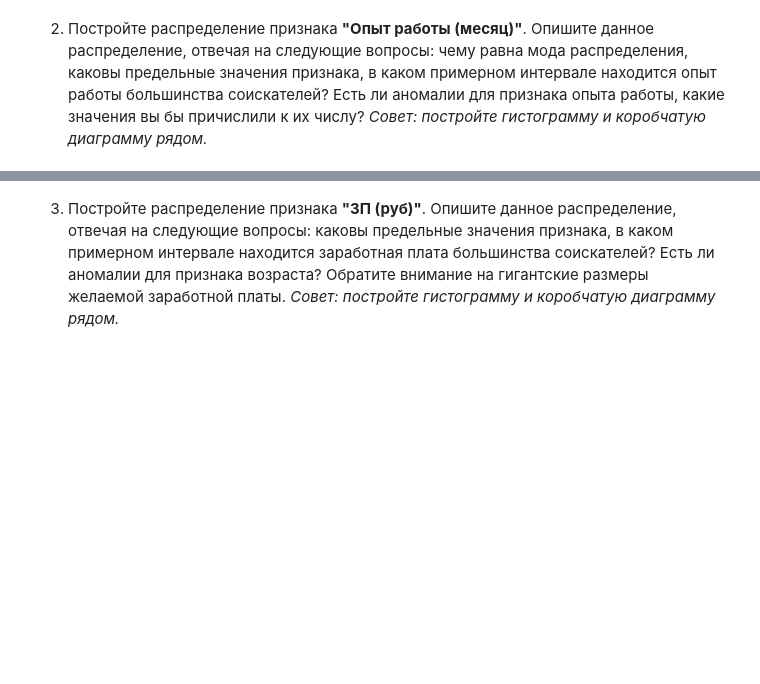
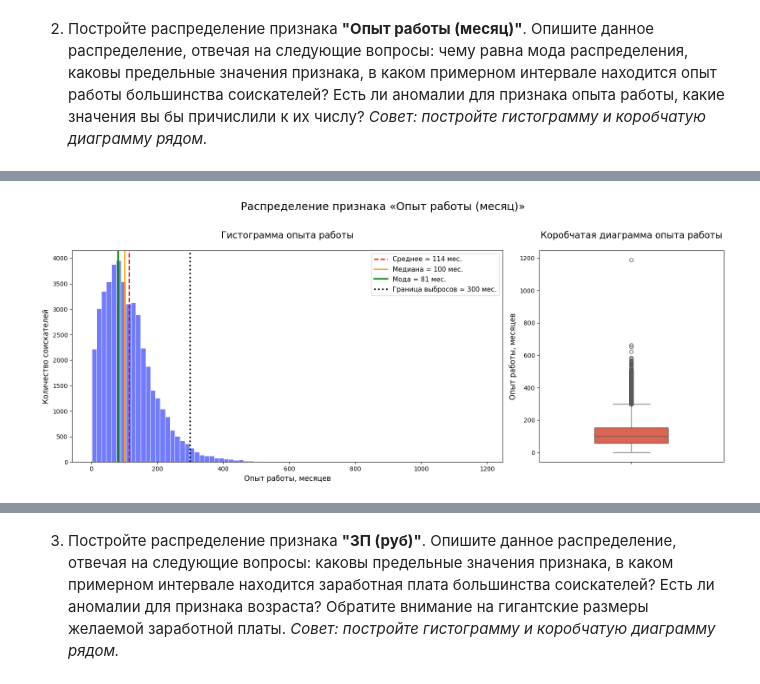
Before and after one commit to Liuboshenko/miphi-session-python-analytics, a Jupyter notebook: Python_для_анализа_данных__Итоговыи__проект_Ноутбук-шаблон.ipynb, the cells around one changed output, grey strips where cells are left out. Saved outputs shown, nothing was run; the diff lists cells and outputs as text; code cells hidden in the pictures; blank space fills up the shorter version.

```diff
--- a/Python_для_анализа_данных__Итоговыи__проект_Ноутбук-шаблон.ipynb
+++ b/Python_для_анализа_данных__Итоговыи__проект_Ноутбук-шаблон.ipynb
@@ -975,4 +1016,95 @@ https://htmlpreview.github.io/?https://github.com/Liuboshenko/miphi-session-pyth
 2. Постройте распределение признака **"Опыт работы (месяц)"**. Опишите данное распределение, отвечая на следующие вопросы: чему равна мода распределения, каковы предельные значения признака, в каком примерном интервале находится опыт работы большинства соискателей? Есть ли аномалии для признака опыта работы, какие значения вы бы причислили к их числу?
 *Совет: постройте гистограмму и коробчатую диаграмму рядом.*
 # %%
-# ваш код здесь
+import os
+import matplotlib.pyplot as plt
+import seaborn as sns
+import pandas as pd
+import numpy as np
+
+# Создаём папку
+os.makedirs("plotly_html", exist_ok=True)
+
+# ------------------- Расчёты -------------------
+exp = df["Опыт работы (месяц)"]
+
+desc = exp.describe()
+q1 = desc["25%"]
+q3 = desc["75%"]
+iqr = q3 - q1
+upper_whisker = q3 + 1.5 * iqr
+lower_whisker = max(0, q1 - 1.5 * iqr)
+
+outliers_high = exp[exp > upper_whisker]
+outliers_low  = exp[exp < lower_whisker] if lower_whisker > 0 else pd.Series()
+
+# ------------------- Текстовый отчёт -------------------
+print("="*70)
+print("АНАЛИЗ РАСПРЕДЕЛЕНИЯ ПРИЗНАКА «ОПЫТ РАБОТЫ (МЕСЯЦ)»")
+print("="*70)
+print(f"Всего соискателей с указанным опытом      : {exp.notna().sum():,} чел.")
+print(f"Минимальный опыт                           : {exp.min()} мес. (0 лет)")
+print(f"Максимальный опыт                          : {exp.max()} мес. "
+      f"({exp.max()/12:.1f} лет)")
+print(f"Средний опыт                               : {exp.mean():.1f} мес. "
+      f"({exp.mean()/12:.1f} лет)")
+print(f"Медиана                                    : {exp.median():.1f} мес. "
+      f"({exp.median()/12:.1f} лет)")
+print(f"Мода распределения                         : {int(exp.mode()[0])} мес. "
+      f"({int(exp.mode()[0])/12:.1f} лет)")
+print(f"25-й перцентиль (Q1)                        : {q1:.1f} мес. ({q1/12:.1f} лет)")
+print(f"75-й перцентиль (Q3)                        : {q3:.1f} мес. ({q3/12:.1f} лет)")
+print(f"Межквартильный размах (IQR)                : {iqr:.1f} мес.")
+print(f"Граница выбросов сверху (Q3 + 1.5×IQR)      : {upper_whisker:.1f} мес. "
+      f"≈ {upper_whisker/12:.1f} лет)")
+print(f"Количество выбросов сверху                 : {len(outliers_high)} "
+      f"({100*len(outliers_high)/len(exp):.2f}% от всех)")
+print(f"Самые большие значения                     : {sorted(outliers_high.unique())[-10:]}")
+
+print("\nОписание распределения (готовый текст для ответа):")
+print("- Мода —", int(exp.mode()[0]), "месяцев (около", f"{int(exp.mode()[0])/12:.1f}", "лет)")
+print("- Предельные значения — от", exp.min(), "до", exp.max(), "месяцев "
+      f"({exp.max()/12:.1f} лет)")
+print("- Опыт большинства соискателей (50 % данных) — в интервале примерно "
+      f"{q1:.0f}–{q3:.0f} месяцев", f"({q1/12:.1f}–{q3/12:.1f} лет)")
+print("- Визуально по гистограмме основная масса — 50–150 месяцев (4–12 лет)")
+print("- Аномалии есть: значения свыше ≈", f"{upper_whisker:.0f}",
+      "месяцев (≈", f"{upper_whisker/12:.1f}", "лет) — формальные выбросы; "
+      "особенно подозрительны опыты > 600 месяцев (50 лет) и максимум "
+      f"{exp.max()} месяцев — это физически маловероятно и часто является ошибкой парсинга")
+print("="*70)
+
+# ------------------- Графики -------------------
+fig, axes = plt.subplots(1, 2, figsize=(16, 6.5), gridspec_kw={'width_ratios': [7, 3]})
+
+# Гистограмма (в месяцах)
+sns.histplot(data=df, x="Опыт работы (месяц)", bins=80, ax=axes[0],
+             color="#636EFA", edgecolor="white", alpha=0.9)
+axes[0].set_title("Гистограмма опыта работы", fontsize=15, pad=20)
+axes[0].set_xlabel("Опыт работы, месяцев", fontsize=12)
+axes[0].set_ylabel("Количество соискателей", fontsize=12)
+
+# Ключевые линии
+axes[0].axvline(exp.mean(), color="red", linestyle="--", linewidth=2,
+                label=f"Среднее ≈ {exp.mean():.0f} мес.")
+axes[0].axvline(exp.median(), color="orange", linestyle="-", linewidth=2,
+                label=f"Медиана = {exp.median():.0f} мес.")
+axes[0].axvline(exp.mode()[0], color="green", linestyle="-", linewidth=2.5,
+                label=f"Мода = {int(exp.mode()[0])} мес.")
+axes[0].axvline(upper_whisker, color="black", linestyle=":", linewidth=2.5,
+                label=f"Граница выбросов ≈ {upper_whisker:.0f} мес.")
+axes[0].legend(fontsize=11)
+
+# Boxplot
+sns.boxplot(y=df["Опыт работы (месяц)"], ax=axes[1], color="#EF553B", width=0.4)
+axes[1].set_title("Коробчатая диаграмма опыта работы", fontsize=15, pad=20)
+axes[1].set_ylabel("Опыт работы, месяцев", fontsize=12)
+
+plt.suptitle("Распределение признака «Опыт работы (месяц)»", fontsize=18, y=1.02)
+plt.tight_layout()
+
+plt.savefig("plotly_html/experience_distribution.png", dpi=300, bbox_inches="tight")
+plt.show()
+
+print("\n![Распределение опыта работы](plotly_html/experience_distribution.png)")
+# %% [output]
@@ -978,0 +1128 @@ https://htmlpreview.github.io/?https://github.com/Liuboshenko/miphi-session-pyth
+[figure, added]
```
Also changed, not shown: parts of 20 cells of this notebook.
